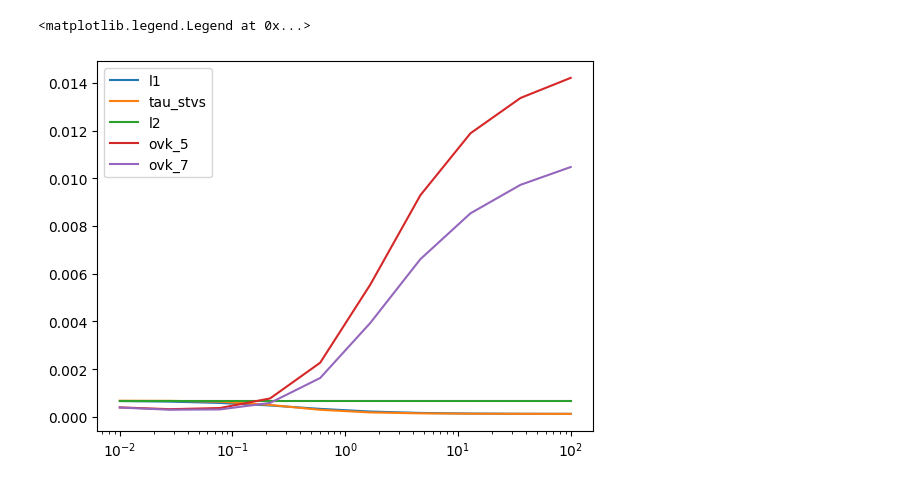
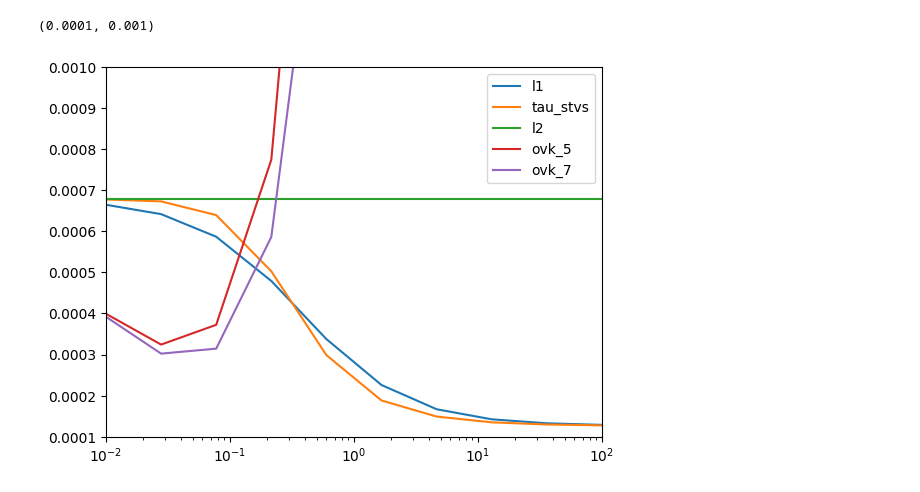
Before and after one commit to augustin-cramer/optimal_transport, a Jupyter notebook: test.ipynb, the cells around one changed output. Saved outputs shown, nothing was run; the diff lists cells and outputs as text; code cells hidden in the pictures.

```diff
--- a/test.ipynb
+++ b/test.ipynb
@@ -23,7 +23,7 @@ y = transform(y, s)
 # %%
 n_points = 10
 
-solver = sinkhorn.Sinkhorn()
+solver = jax.jit(sinkhorn.Sinkhorn())
 costs = {
     "l1": ElasticL1,
     "tau_stvs": ElasticSTVS,
@@ -39,7 +39,7 @@ res = {
     "ovk_7": []
 }
 
-for cost_name, cost_fn in costs.items():
+for cost_name, cost_fn in tqdm(costs.items()):
     for reg in np.logspace(-2, 2, n_points):
         cost = pointcloud.PointCloud(x, y, cost_fn=cost_fn(reg))
         prob = linear_problem.LinearProblem(cost)
@@ -49,7 +49,9 @@ for cost_name, cost_fn in costs.items():
 # %%
 for cost_name, cost_res in res.items():
     plt.semilogx(np.logspace(-2, 2, n_points), cost_res, label=cost_name)
 plt.legend()
+plt.xlim([1e-2, 1e2])
+plt.ylim([0.0001, 0.001])
 # %% [output]
-<matplotlib.legend.Legend at 0x...>
+(0.0001, 0.001)
-[figure, old version]
+[figure, new version]
```
Also changed, not shown: parts of 1 cell of this notebook.
